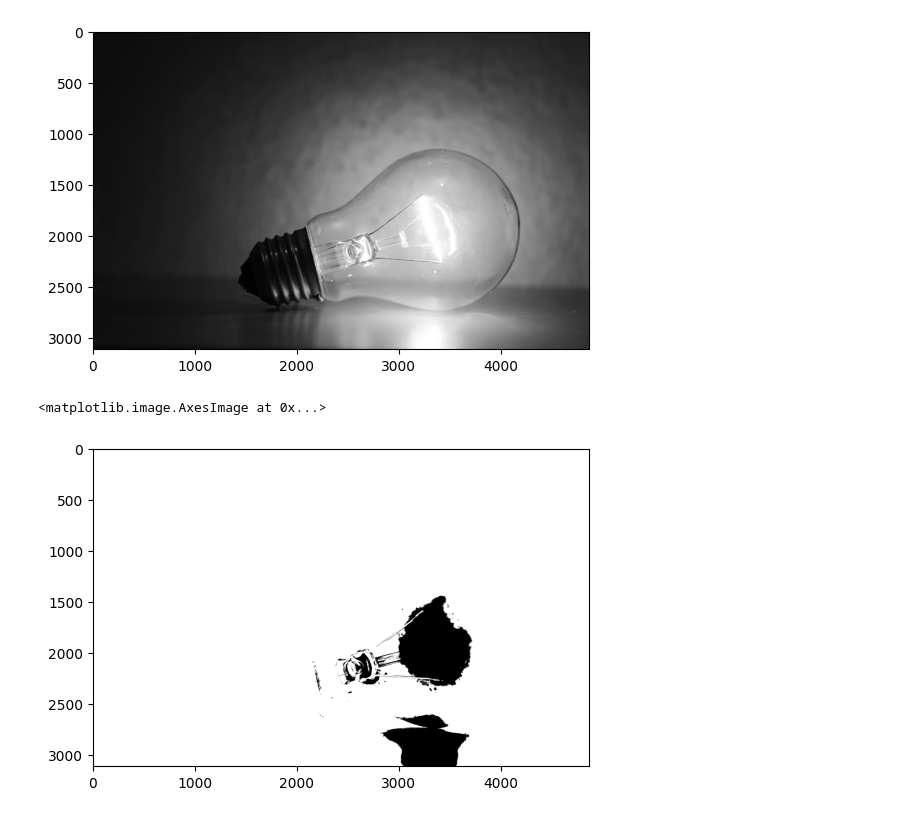
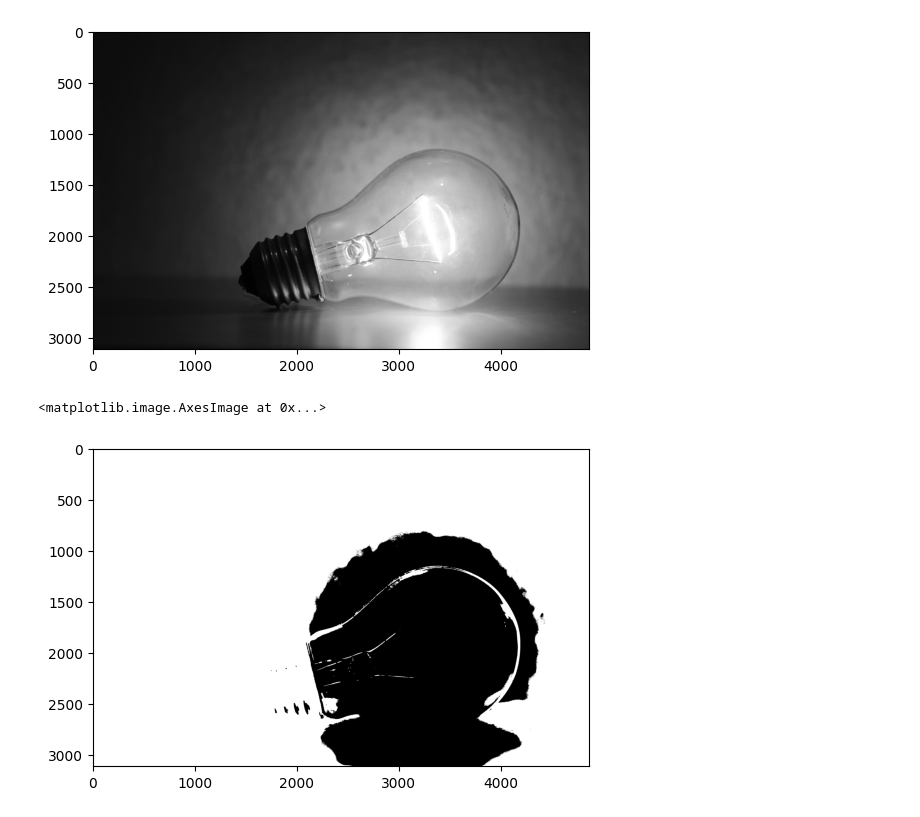
Before and after one commit to bryan2772/tira-fundo-das-imagens-videos, a Jupyter notebook: codigo/main.ipynb, the cells around one changed output. Saved outputs shown, nothing was run; the diff lists cells and outputs as text; code cells hidden in the pictures.

```diff
--- a/codigo/main.ipynb
+++ b/codigo/main.ipynb
@@ -21,12 +21,12 @@ plt.imshow(gray,cmap='gray')
 <matplotlib.image.AxesImage at 0x...>
 [figure]
 # %%
-limear = 200
+limear = 125
 val,thresh = cv2.threshold(gray, limear, 255, cv2.THRESH_BINARY_INV)
 plt.imshow(thresh,cmap='gray')
 # %% [output]
 <matplotlib.image.AxesImage at 0x...>
-[figure, old version]
+[figure, new version]
 # %%
 
 # Inverter a máscara para que a flor fique branca e o fundo preto
```
Also changed, not shown: parts of 9 cells of this notebook, 4 other files.
